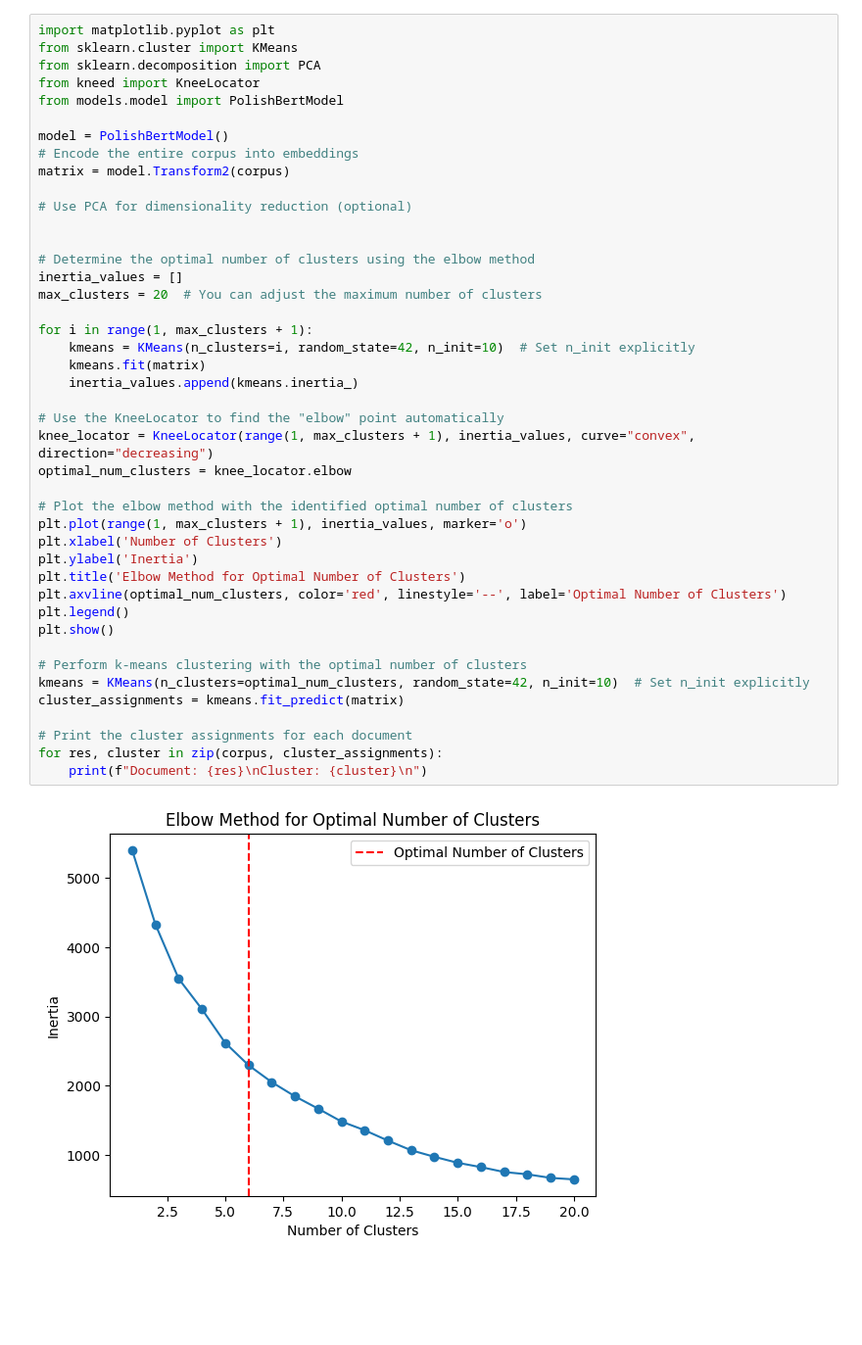
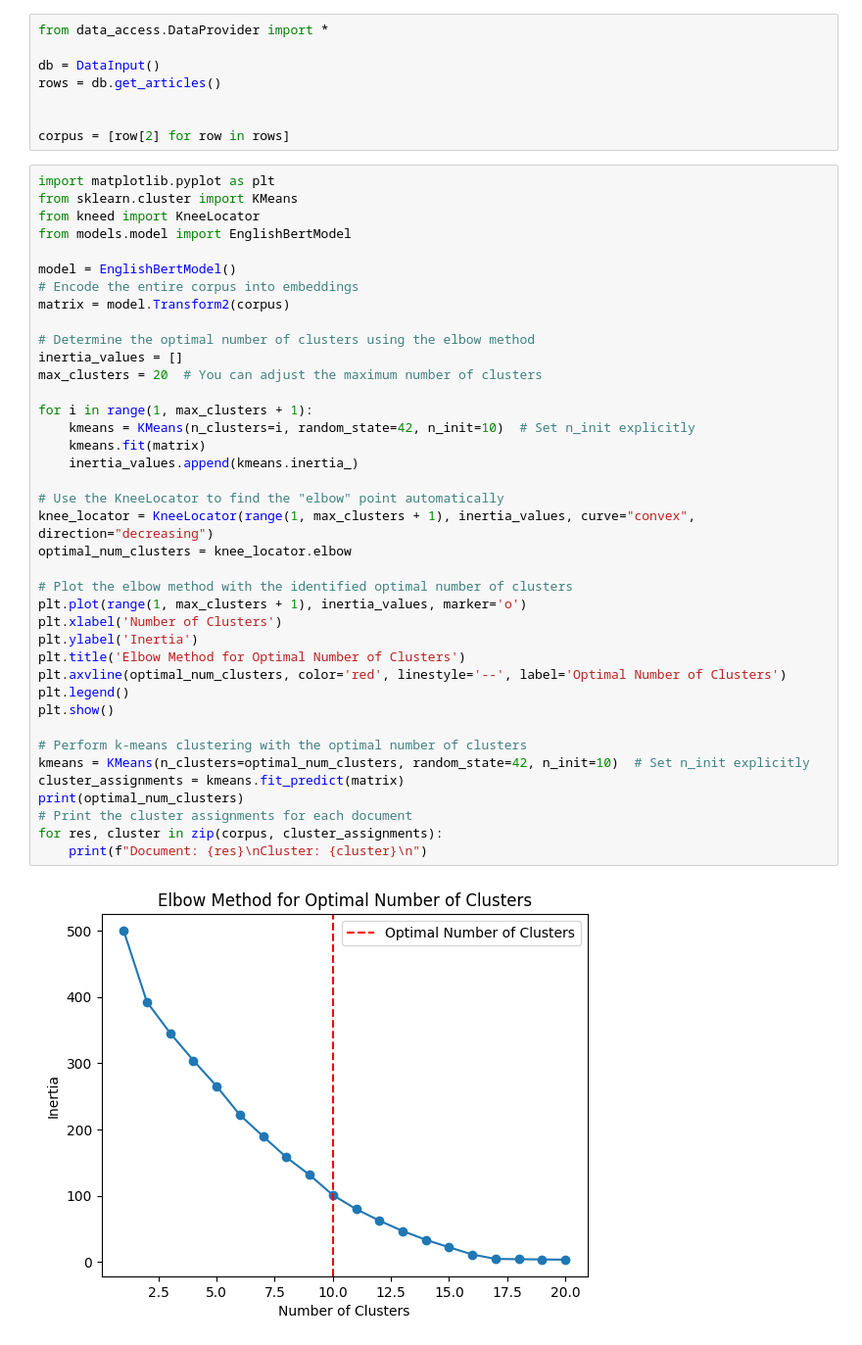
Before and after one commit to jasiu648/FindingNewsSimilarity, a Jupyter notebook: cluster_test.ipynb, the cells around one changed output. Shown: that part at 98% size. Saved outputs shown, nothing was run; the diff lists cells and outputs as text; blank space fills up the shorter version.

```diff
--- a/cluster_test.ipynb
+++ b/cluster_test.ipynb
@@ -9,48 +9,52 @@ rows = data_provider.get_articles('PL', max_count)
 
 corpus = [row[0] for row in rows[0:max_count]] + [row[1] for row in rows[0:max_count]]
 results = [row[2] for row in rows[0:max_count]]
+# %%
+from data_access.DataProvider import *
+
+db = DataInput()
+rows = db.get_articles()
+
+
+corpus = [row[2] for row in rows]
 # %%
 import matplotlib.pyplot as plt
 from sklearn.cluster import KMeans
-from sklearn.decomposition import PCA
 from kneed import KneeLocator
-from models.model import PolishBertModel
+from models.model import EnglishBertModel
 
-model = PolishBertModel()
+model = EnglishBertModel()
 # Encode the entire corpus into embeddings
 matrix = model.Transform2(corpus)
-
-# Use PCA for dimensionality reduction (optional)
-
 
 # Determine the optimal number of clusters using the elbow method
 inertia_values = []
 max_clusters = 20  # You can adjust the maximum number of clusters
 
 for i in range(1, max_clusters + 1):
     kmeans = KMeans(n_clusters=i, random_state=42, n_init=10)  # Set n_init explicitly
     kmeans.fit(matrix)
     inertia_values.append(kmeans.inertia_)
 
 # Use the KneeLocator to find the "elbow" point automatically
 knee_locator = KneeLocator(range(1, max_clusters + 1), inertia_values, curve="convex", direction="decreasing")
 optimal_num_clusters = knee_locator.elbow
 
 # Plot the elbow method with the identified optimal number of clusters
 plt.plot(range(1, max_clusters + 1), inertia_values, marker='o')
 plt.xlabel('Number of Clusters')
 plt.ylabel('Inertia')
 plt.title('Elbow Method for Optimal Number of Clusters')
 plt.axvline(optimal_num_clusters, color='red', linestyle='--', label='Optimal Number of Clusters')
 plt.legend()
 plt.show()
 
 # Perform k-means clustering with the optimal number of clusters
 kmeans = KMeans(n_clusters=optimal_num_clusters, random_state=42, n_init=10)  # Set n_init explicitly
 cluster_assignments = kmeans.fit_predict(matrix)
-
+print(optimal_num_clusters)
 # Print the cluster assignments for each document
 for res, cluster in zip(corpus, cluster_assignments):
     print(f"Document: {res}\nCluster: {cluster}\n")
 # %% [output]
-[figure, old version]
+[figure, new version]
```
Also changed, not shown: parts of 10 cells of this notebook, 11 other files.
